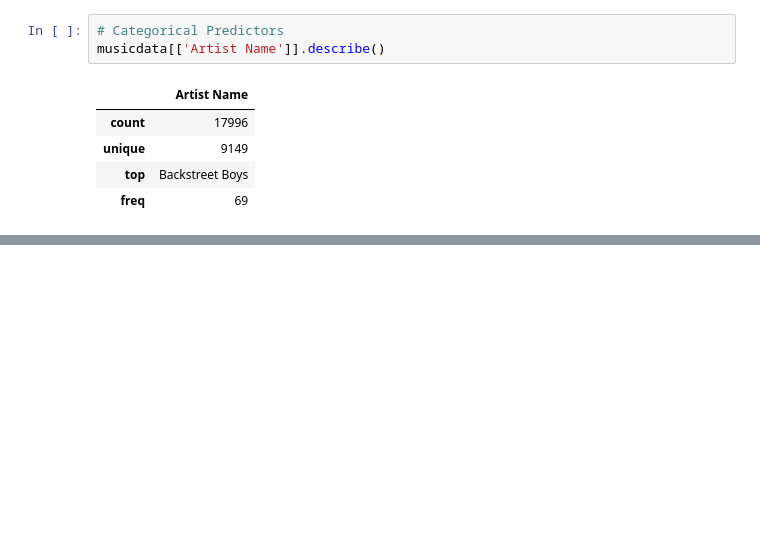
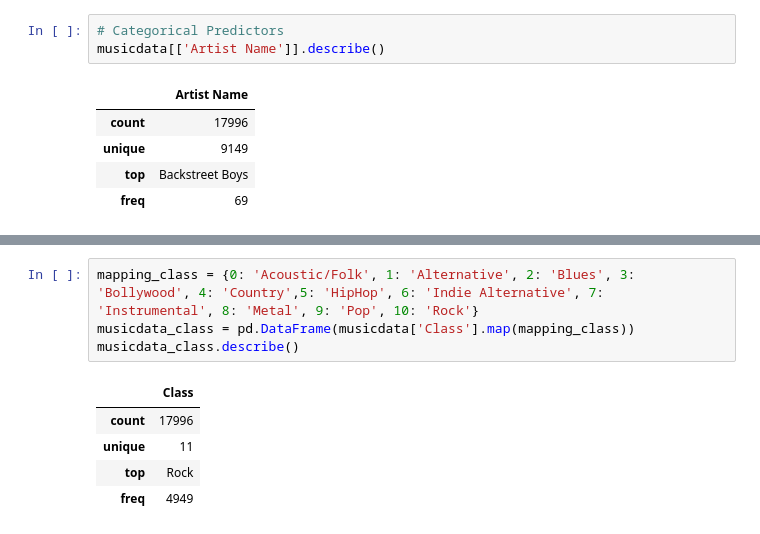
Before and after one commit to cianmung/SC1015---Mini-Project, a Jupyter notebook: Project.ipynb, the cells around one changed output, grey strips where cells are left out. Cells and saved outputs as stored; diff of their text form; blank space fills up the shorter version.

```diff
--- a/Project.ipynb
+++ b/Project.ipynb
@@ -160,0 +141,10 @@ Name: mode_cat, dtype: object
+# %%
+mapping_class = {0: 'Acoustic/Folk', 1: 'Alternative', 2: 'Blues', 3: 'Bollywood', 4: 'Country',5: 'HipHop', 6: 'Indie Alternative', 7: 'Instrumental', 8: 'Metal', 9: 'Pop', 10: 'Rock'}
+musicdata_class = pd.DataFrame(musicdata['Class'].map(mapping_class))
+musicdata_class.describe()
+# %% [output]
+|  | Class |
+| count | 17996 |
+| unique | 11 |
+| top | Rock |
+| freq | 4949 |
```
Also changed, not shown: parts of 9 cells of this notebook.
